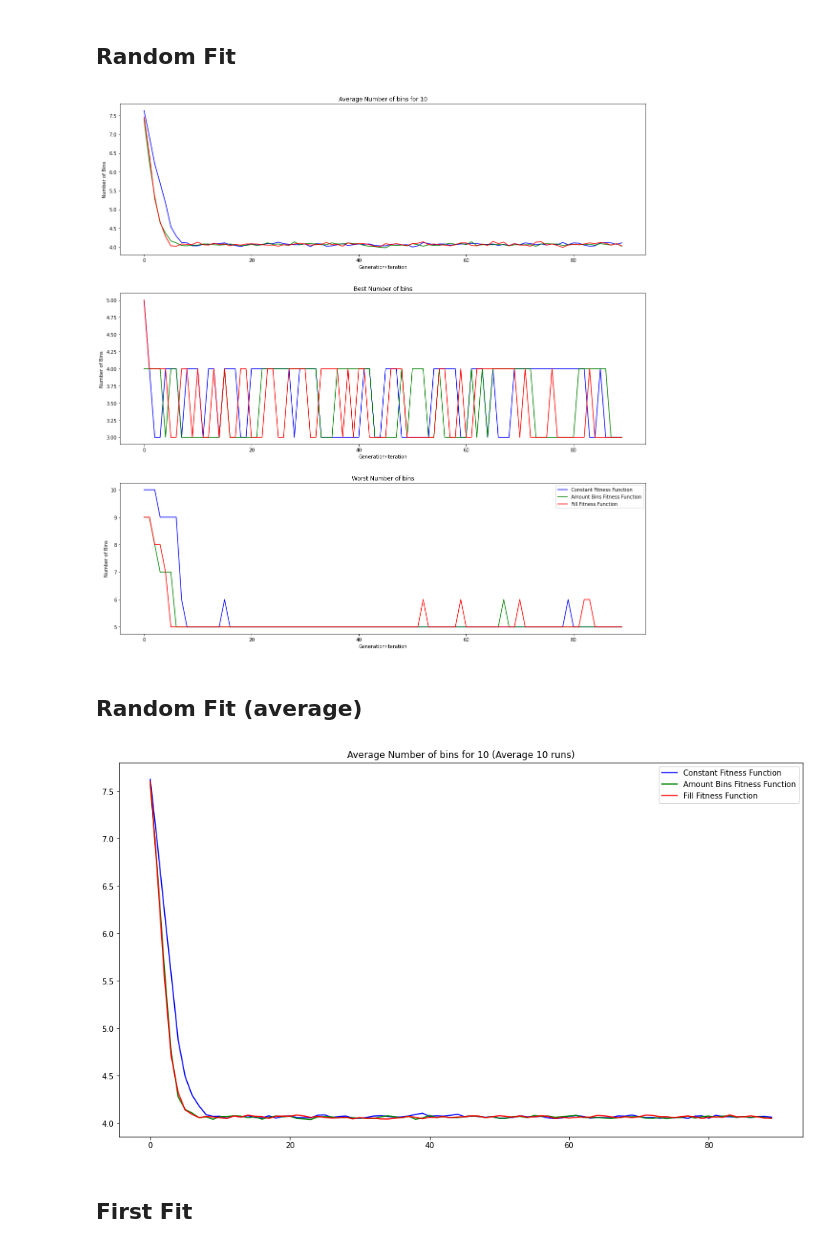
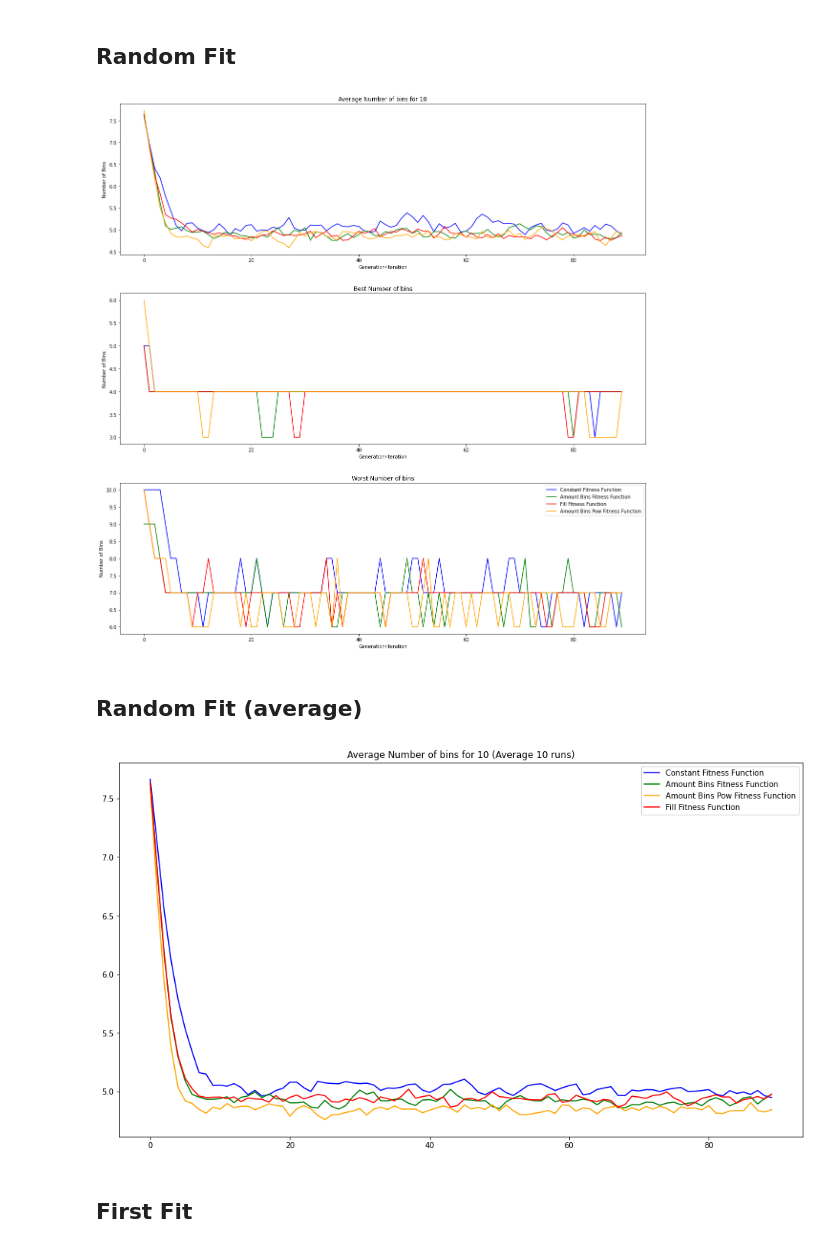
Before and after one commit to schtim/NatureInspiredAlgorithms_Code, a Jupyter notebook: GeneticAlgorithm/TestNotebooks/FitnessFunctionTest.ipynb, the cells around one changed output. Drawn from its saved outputs; the diff is of its cells as text; code cells hidden in the pictures.

```diff
--- a/GeneticAlgorithm/TestNotebooks/FitnessFunctionTest.ipynb
+++ b/GeneticAlgorithm/TestNotebooks/FitnessFunctionTest.ipynb
@@ -53,35 +53,40 @@ GA = GeneticAlgorithm(small_objects, 100, small_container[0], small_container[1]
 solution_amount_bins, all_time_best_amount_bins, average_vals_amount_bins, best_vals_amount_bins, worst_vals_amount_bins, runtime_amount_bins = GA.run()
 GA = GeneticAlgorithm(small_objects, 100, small_container[0], small_container[1], 0.8, 0.05, number_generations, 'fill', 'random')
 solution_fill, all_time_best_fill, average_vals_fill, best_vals_fill, worst_vals_fill, runtime_fill = GA.run()
+GA = GeneticAlgorithm(small_objects, 100, small_container[0], small_container[1], 0.8, 0.05, number_generations, 'amount_bins_pow', 'random')
+solution_amount_bins_pow, all_time_best_amount_bins_pow, average_vals_amount_bins_pow, best_vals_amount_bins_pow, worst_vals_amount_bins_pow, runtime_amount_bins_pow = GA.run()
 
 # Plot
 x_vals = np.arange(number_generations)
 # Punkte visualisieren
 fig, ax = plt.subplots(3, figsize=(16,16))
 fig.tight_layout(h_pad=6)
 ax[0].set_title(f'Average Number of bins for {len(small_objects)}')
 ax[0].plot(x_vals, average_vals_const, color="blue", label = 'Constant Fitness Function')
 ax[0].plot(x_vals, average_vals_amount_bins, color="green", label = 'Amount Bins Fitness Function')
 ax[0].plot(x_vals, average_vals_fill, color="red", label = 'Fill Fitness Function')
+ax[0].plot(x_vals, average_vals_amount_bins_pow, color="orange", label = 'Amount Bins Pow Fitness Function')
 ax[0].set_xlabel('Generation/Iteration')
 ax[0].set_ylabel("Number of Bins")
 ax[1].set_title('Best Number of bins')
 ax[1].plot(x_vals, best_vals_const, color="blue", label = 'Constant Fitness Function')
 ax[1].plot(x_vals, best_vals_amount_bins, color="green", label = 'Amount Bins Fitness Function')
 ax[1].plot(x_vals, best_vals_fill, color="red", label = 'Fill Fitness Function')
+ax[1].plot(x_vals, best_vals_amount_bins_pow, color="orange", label = 'Amount Bins Pow Fitness Function')
 ax[1].set_xlabel('Generation/Iteration')
 ax[1].set_ylabel("Number of Bins")
 ax[2].set_title('Worst Number of bins')
 ax[2].plot(x_vals, worst_vals_const, color="blue", label = 'Constant Fitness Function')
 ax[2].plot(x_vals, worst_vals_amount_bins, color="green", label = 'Amount Bins Fitness Function')
 ax[2].plot(x_vals, worst_vals_fill, color="red", label = 'Fill Fitness Function')
+ax[2].plot(x_vals, worst_vals_amount_bins_pow, color="orange", label = 'Amount Bins Pow Fitness Function')
 ax[2].set_xlabel('Generation/Iteration')
 ax[2].set_ylabel("Number of Bins")
 
 plt.legend()
 plt.show()
 # %% [output]
-[figure, old version]
+[figure, new version]
 # %% [markdown]
 ## Random Fit (average)
 # %%
@@ -89,6 +94,7 @@ av_number = 10
 number_generations = 90
 average_vals_const = np.zeros((av_number, number_generations))
 average_vals_amount_bins = np.zeros((av_number, number_generations))
+average_vals_amount_bins_pow = np.zeros((av_number, number_generations))
 average_vals_fill = np.zeros((av_number, number_generations))
 
 for index in np.arange(av_number):
@@ -96,12 +102,15 @@ for index in np.arange(av_number):
     _,_, average_vals_const[index], _,_,_ = GA.run()
     GA = GeneticAlgorithm(small_objects, 80, small_container[0], small_container[1], 0.8, 0.05, number_generations, 'amount_bins', 'random')
     _,_, average_vals_amount_bins[index], _,_,_ = GA.run()
+    GA = GeneticAlgorithm(small_objects, 80, small_container[0], small_container[1], 0.8, 0.05, number_generations, 'amount_bins_pow', 'random')
+    _,_, average_vals_amount_bins_pow[index], _,_,_ = GA.run()
     GA = GeneticAlgorithm(small_objects, 80, small_container[0], small_container[1], 0.8, 0.05, number_generations, 'fill', 'random')
     _,_, average_vals_fill[index], _,_,_ = GA.run()
 
 # calc average
 average_vals_const = np.average(average_vals_const, 0)
 average_vals_amount_bins = np.average(average_vals_amount_bins, 0)
+average_vals_amount_bins_pow = np.average(average_vals_amount_bins_pow, 0)
 average_vals_fill = np.average(average_vals_fill, 0)
 
 # Plot
@@ -111,12 +120,13 @@ fig, ax = plt.subplots(1,figsize=(16,9))
 ax.set_title(f'Average Number of bins for {len(small_objects)} (Average {av_number} runs)')
 ax.plot(x_vals, average_vals_const, color="blue", label = 'Constant Fitness Function')
 ax.plot(x_vals, average_vals_amount_bins, color="green", label = 'Amount Bins Fitness Function')
+ax.plot(x_vals, average_vals_amount_bins_pow, color="orange", label = 'Amount Bins Pow Fitness Function')
 ax.plot(x_vals, average_vals_fill, color="red", label = 'Fill Fitness Function')
 
 plt.legend()
 plt.show()
 # %% [output]
-[figure, old version]
+[figure, new version]
 # %% [markdown]
 ## First Fit
 # %%
```
Also changed, not shown: parts of 10 cells of this notebook, 2 other files.
